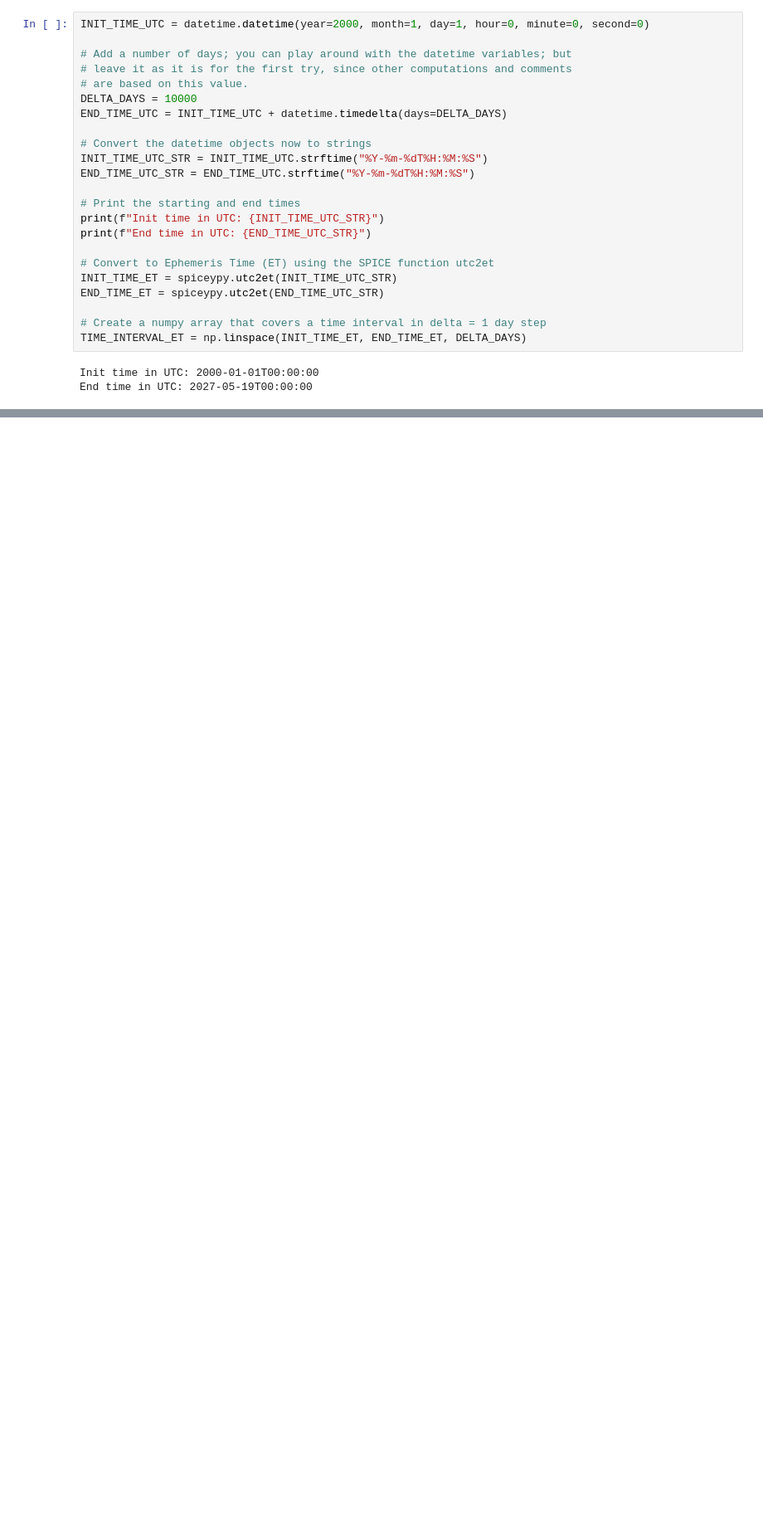
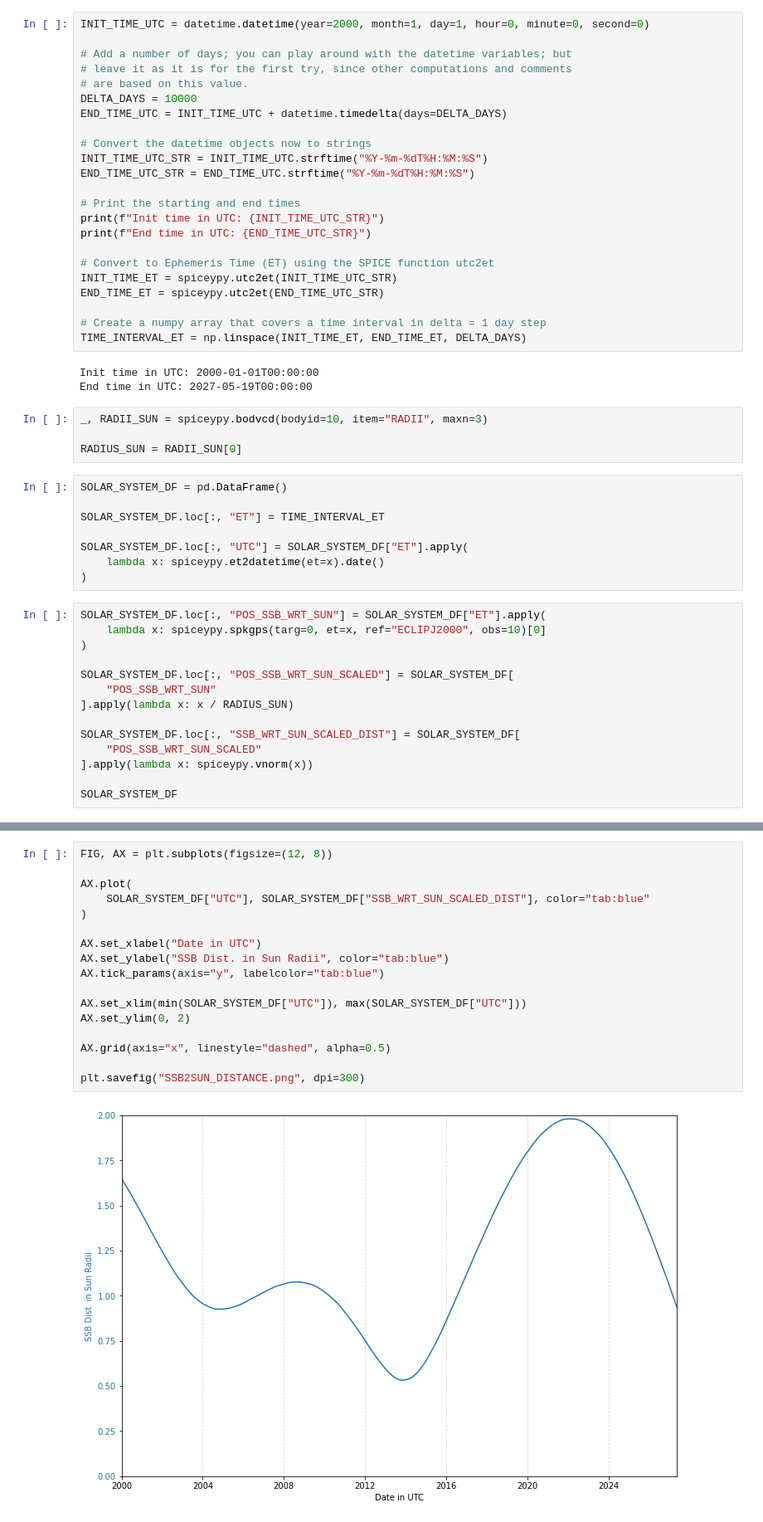
Before and after one commit to pzacha/Space_Science, a Jupyter notebook: task_3/test_3.ipynb, the cells around one changed output, grey strips where cells are left out. Shown: that part at 83% size. Cells and saved outputs as stored; diff of their text form; blank space fills up the shorter version.

Commit message:
Distance from Sun to Solar System barycenter

```diff
--- a/task_3/test_3.ipynb
+++ b/task_3/test_3.ipynb
@@ -37,3 +37,29 @@ TIME_INTERVAL_ET = np.linspace(INIT_TIME_ET, END_TIME_ET, DELTA_DAYS)
 # %% [output]
 Init time in UTC: 2000-01-01T00:00:00
 End time in UTC: 2027-05-19T00:00:00
+# %%
+_, RADII_SUN = spiceypy.bodvcd(bodyid=10, item="RADII", maxn=3)
+
+RADIUS_SUN = RADII_SUN[0]
+# %%
+SOLAR_SYSTEM_DF = pd.DataFrame()
+
+SOLAR_SYSTEM_DF.loc[:, "ET"] = TIME_INTERVAL_ET
+
+SOLAR_SYSTEM_DF.loc[:, "UTC"] = SOLAR_SYSTEM_DF["ET"].apply(
+    lambda x: spiceypy.et2datetime(et=x).date()
+)
+# %%
+SOLAR_SYSTEM_DF.loc[:, "POS_SSB_WRT_SUN"] = SOLAR_SYSTEM_DF["ET"].apply(
+    lambda x: spiceypy.spkgps(targ=0, et=x, ref="ECLIPJ2000", obs=10)[0]
+)
+
+SOLAR_SYSTEM_DF.loc[:, "POS_SSB_WRT_SUN_SCALED"] = SOLAR_SYSTEM_DF[
+    "POS_SSB_WRT_SUN"
+].apply(lambda x: x / RADIUS_SUN)
+
+SOLAR_SYSTEM_DF.loc[:, "SSB_WRT_SUN_SCALED_DIST"] = SOLAR_SYSTEM_DF[
+    "POS_SSB_WRT_SUN_SCALED"
+].apply(lambda x: spiceypy.vnorm(x))
+
+SOLAR_SYSTEM_DF
@@ -39,0 +80,19 @@ End time in UTC: 2027-05-19T00:00:00
+# %%
+FIG, AX = plt.subplots(figsize=(12, 8))
+
+AX.plot(
+    SOLAR_SYSTEM_DF["UTC"], SOLAR_SYSTEM_DF["SSB_WRT_SUN_SCALED_DIST"], color="tab:blue"
+)
+
+AX.set_xlabel("Date in UTC")
+AX.set_ylabel("SSB Dist. in Sun Radii", color="tab:blue")
+AX.tick_params(axis="y", labelcolor="tab:blue")
+
+AX.set_xlim(min(SOLAR_SYSTEM_DF["UTC"]), max(SOLAR_SYSTEM_DF["UTC"]))
+AX.set_ylim(0, 2)
+
+AX.grid(axis="x", linestyle="dashed", alpha=0.5)
+
+plt.savefig("SSB2SUN_DISTANCE.png", dpi=300)
+# %% [output]
+[figure, added]
```
Also changed, not shown: parts of 2 cells of this notebook, 1 other file.
